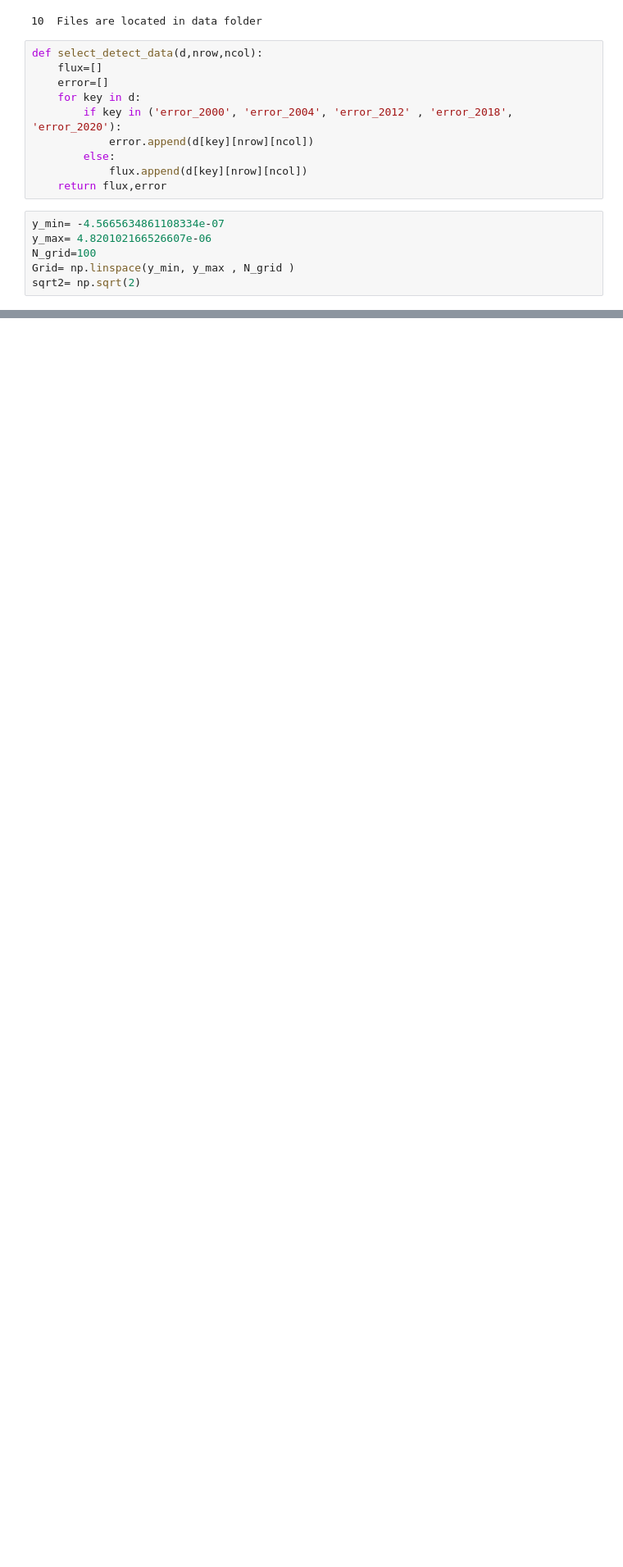
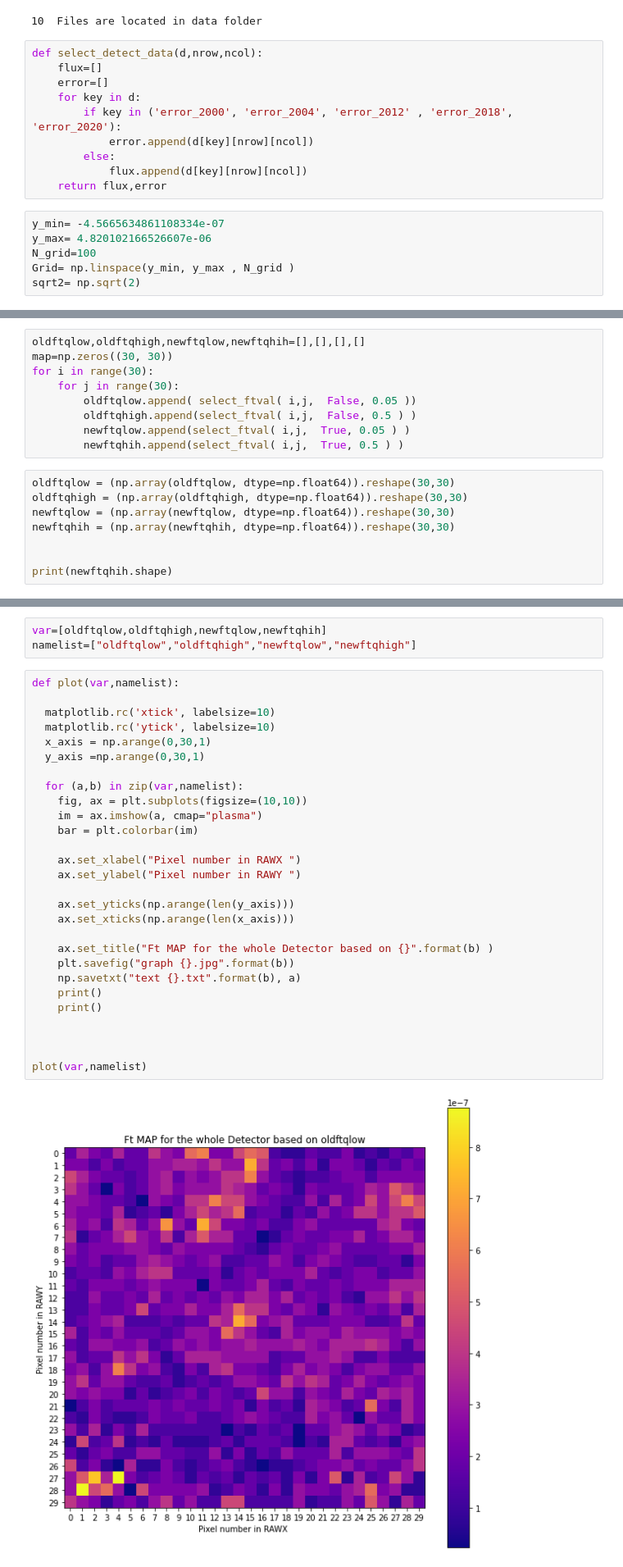
Before and after one commit to Dilru1/X-ray_Files, a Jupyter notebook: X_ray_Project.ipynb, the cells around one changed output, grey strips where cells are left out. Shown: that part at 82% size. Drawn from its saved outputs; the diff is of its cells as text; blank space fills up the shorter version.

```diff
--- a/X_ray_Project.ipynb
+++ b/X_ray_Project.ipynb
@@ -184,0 +125,17 @@ testold= np.array(testold)
+# %%
+oldftqlow,oldftqhigh,newftqlow,newftqhih=[],[],[],[]
+map=np.zeros((30, 30))
+for i in range(30):
+    for j in range(30):
+        oldftqlow.append( select_ftval( i,j,  False, 0.05 ))
+        oldftqhigh.append(select_ftval( i,j,  False, 0.5 ) )
+        newftqlow.append(select_ftval( i,j,  True, 0.05 ) )
+        newftqhih.append(select_ftval( i,j,  True, 0.5 ) )
+# %%
+oldftqlow = (np.array(oldftqlow, dtype=np.float64)).reshape(30,30)
+oldftqhigh = (np.array(oldftqhigh, dtype=np.float64)).reshape(30,30)
+newftqlow = (np.array(newftqlow, dtype=np.float64)).reshape(30,30)
+newftqhih = (np.array(newftqhih, dtype=np.float64)).reshape(30,30)
+
+
+print(newftqhih.shape)
@@ -184,0 +144,33 @@ testold= np.array(testold)
+# %%
+var=[oldftqlow,oldftqhigh,newftqlow,newftqhih]
+namelist=["oldftqlow","oldftqhigh","newftqlow","newftqhigh"]
+# %%
+def plot(var,namelist):
+
+  matplotlib.rc('xtick', labelsize=10)
+  matplotlib.rc('ytick', labelsize=10)
+  x_axis = np.arange(0,30,1)
+  y_axis =np.arange(0,30,1)
+
+  for (a,b) in zip(var,namelist):
+    fig, ax = plt.subplots(figsize=(10,10))
+    im = ax.imshow(a, cmap="plasma")
+    bar = plt.colorbar(im)
+
+    ax.set_xlabel("Pixel number in RAWX ")
+    ax.set_ylabel("Pixel number in RAWY ")
+
+    ax.set_yticks(np.arange(len(y_axis)))
+    ax.set_xticks(np.arange(len(x_axis)))
+
+    ax.set_title("Ft MAP for the whole Detector based on {}".format(b) )
+    plt.savefig("graph {}.jpg".format(b))
+    np.savetxt("text {}.txt".format(b), a)
+    print()
+    print()
+
+
+
+plot(var,namelist)
+# %% [output]
+[figure, added]
```
Also changed, not shown: parts of 6 cells of this notebook.
